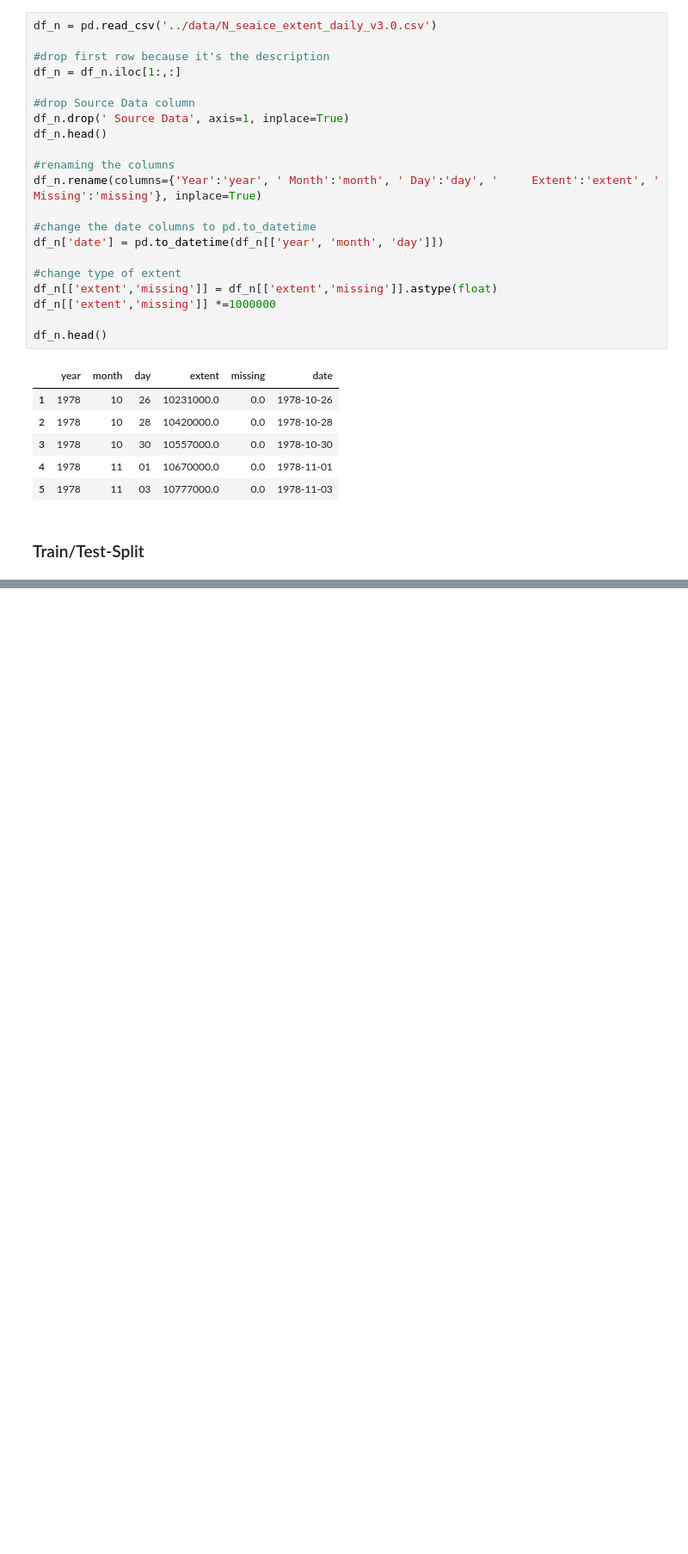
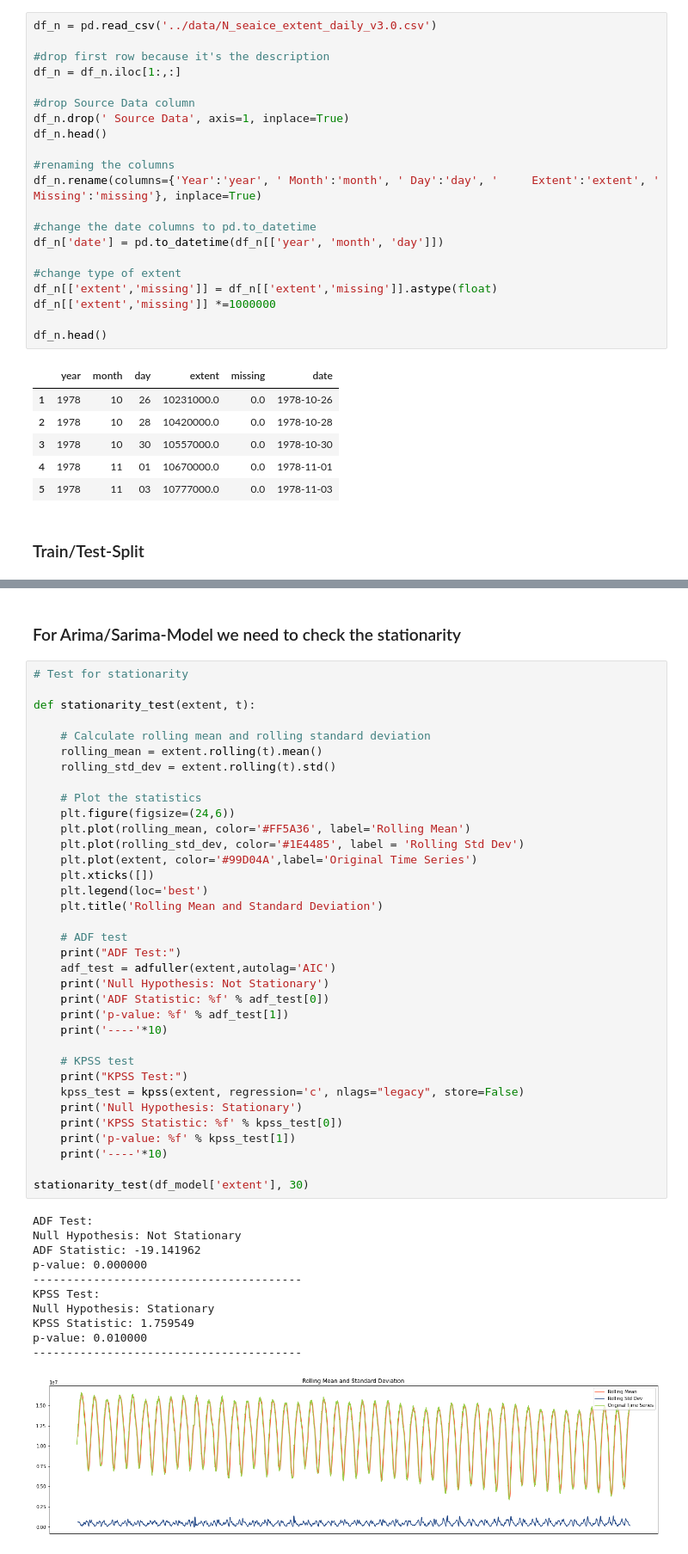
Before and after one commit to KathGo/ice_cream, a Jupyter notebook: notebooks/modelling_katharina.ipynb, the cells around one changed output, grey strips where cells are left out. Shown at 86% size. Saved outputs shown, nothing was run; the diff lists cells and outputs as text; blank space fills up the shorter version.

```diff
--- a/notebooks/modelling_katharina.ipynb
+++ b/notebooks/modelling_katharina.ipynb
@@ -133,0 +193,49 @@ plt.legend();
+# %% [markdown]
+### For Arima/Sarima-Model we need to check the stationarity
+# %%
+# Test for stationarity
+
+def stationarity_test(extent, t):
+
+    # Calculate rolling mean and rolling standard deviation
+    rolling_mean = extent.rolling(t).mean()
+    rolling_std_dev = extent.rolling(t).std()
+
+    # Plot the statistics
+    plt.figure(figsize=(24,6))
+    plt.plot(rolling_mean, color='#FF5A36', label='Rolling Mean')
+    plt.plot(rolling_std_dev, color='#1E4485', label = 'Rolling Std Dev')
+    plt.plot(extent, color='#99D04A',label='Original Time Series')
+    plt.xticks([])
+    plt.legend(loc='best')
+    plt.title('Rolling Mean and Standard Deviation')
+
+    # ADF test
+    print("ADF Test:")
+    adf_test = adfuller(extent,autolag='AIC')
+    print('Null Hypothesis: Not Stationary')
+    print('ADF Statistic: %f' % adf_test[0])
+    print('p-value: %f' % adf_test[1])
+    print('----'*10)
+
+    # KPSS test
+    print("KPSS Test:")
+    kpss_test = kpss(extent, regression='c', nlags="legacy", store=False)
+    print('Null Hypothesis: Stationary')
+    print('KPSS Statistic: %f' % kpss_test[0])
+    print('p-value: %f' % kpss_test[1])
+    print('----'*10)
+
+stationarity_test(df_model['extent'], 30)
+# %% [output]
+ADF Test:
+Null Hypothesis: Not Stationary
+ADF Statistic: -19.141962
+p-value: 0.000000
+----------------------------------------
+KPSS Test:
+Null Hypothesis: Stationary
+KPSS Statistic: 1.759549
+p-value: 0.010000
+----------------------------------------
+[figure, added]
```
Also changed, not shown: parts of 40 cells of this notebook, 2 other files.
